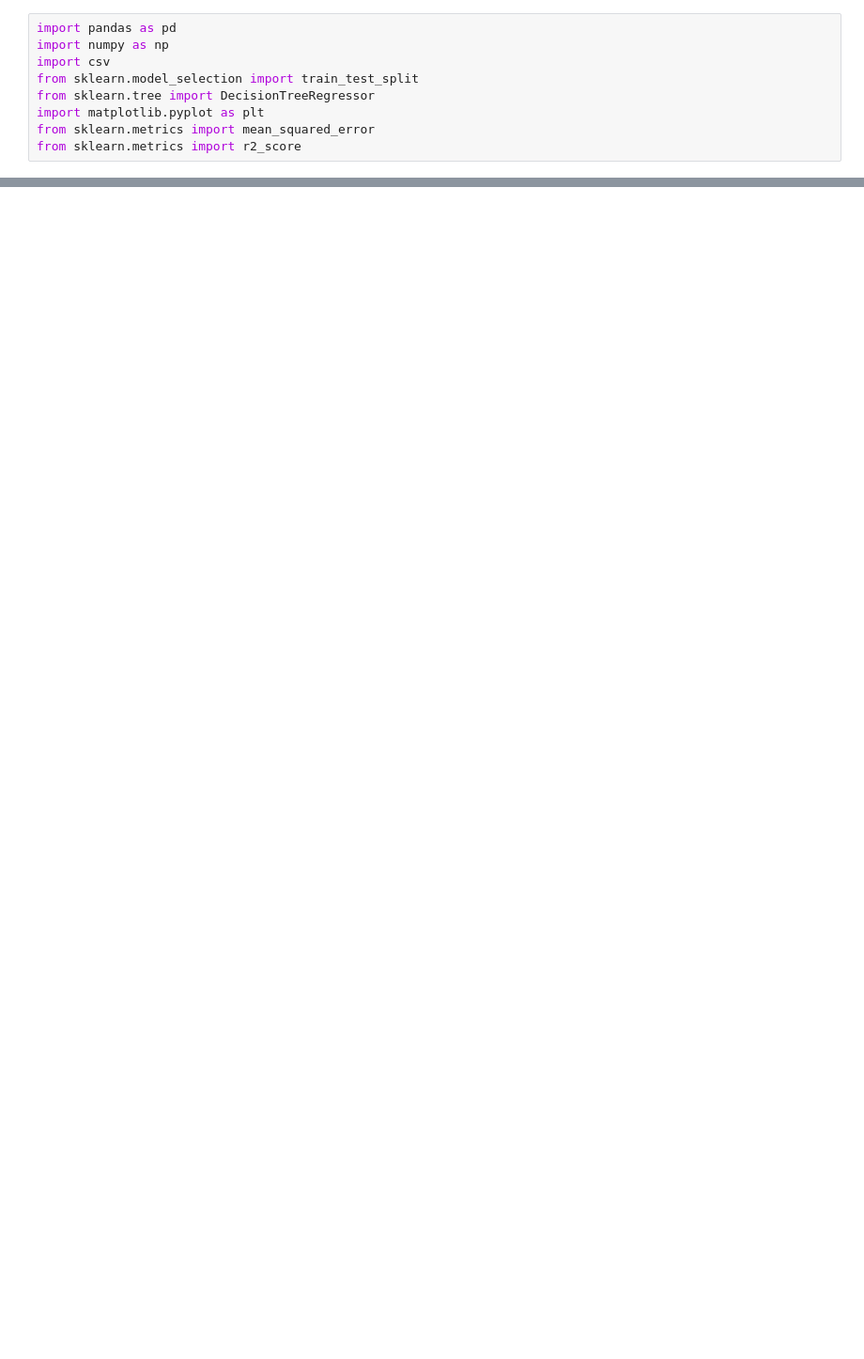
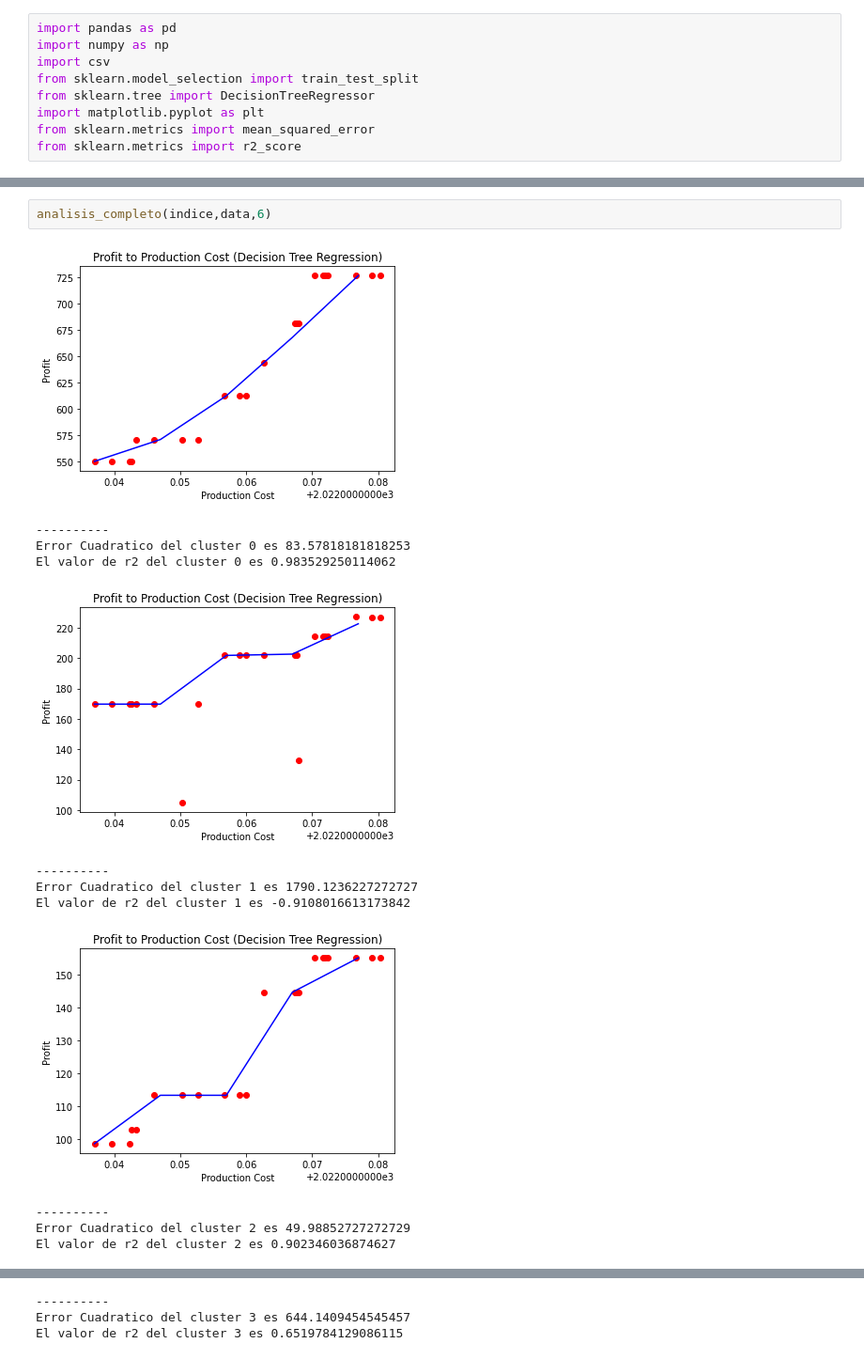
Before and after one commit to arielmeragelman/analisis_volatilidad_precios, a Jupyter notebook: Regresion_No_lineal_Arbol_D_D.ipynb, the cells around one changed output, grey strips where cells are left out. Shown at 94% size. Drawn from its saved outputs; the diff is of its cells as text; blank space fills up the shorter version.

```diff
--- a/Regresion_No_lineal_Arbol_D_D.ipynb
+++ b/Regresion_No_lineal_Arbol_D_D.ipynb
@@ -152,0 +193,15 @@ El valor de r2 del cluster 5 es 0.494871804641959
+# %%
+analisis_completo(indice,data,6)
+# %% [output]
+[figure, added]
+----------
+Error Cuadratico del cluster 0 es 83.57818181818253
+El valor de r2 del cluster 0 es 0.983529250114062
+[figure, added]
+----------
+Error Cuadratico del cluster 1 es 1790.1236227272727
+El valor de r2 del cluster 1 es -0.9108016613173842
+[figure, added]
+----------
+Error Cuadratico del cluster 2 es 49.98852727272729
+El valor de r2 del cluster 2 es 0.902346036874627
@@ -152,0 +209,3 @@ El valor de r2 del cluster 5 es 0.494871804641959
+----------
+Error Cuadratico del cluster 3 es 644.1409454545457
+El valor de r2 del cluster 3 es 0.6519784129086115
```
Also changed, not shown: parts of 20 cells of this notebook.
